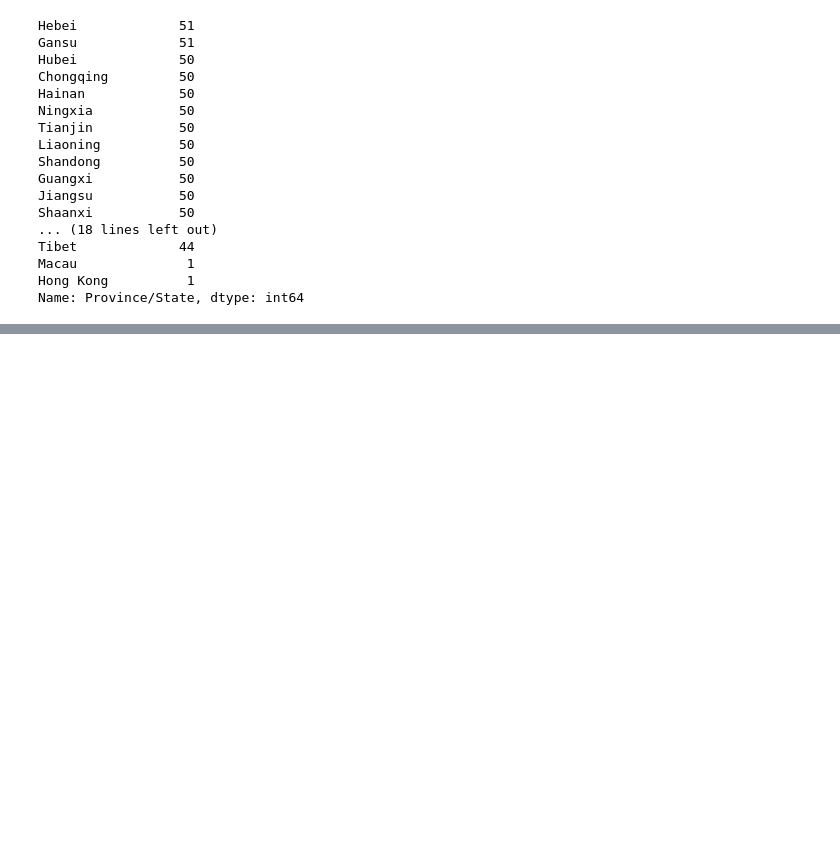
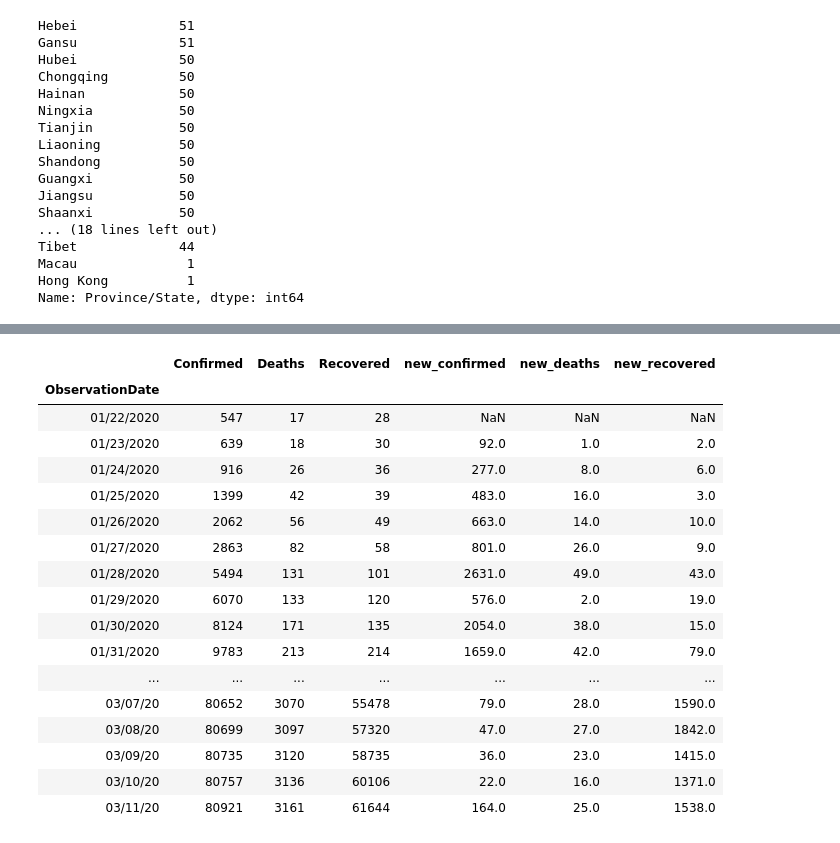
Before and after one commit to smamane/Corona-virus-propagation, a Jupyter notebook: corona.ipynb, the cells around one changed output, grey strips where cells are left out. Saved outputs shown, nothing was run; the diff lists cells and outputs as text; code cells hidden in the pictures; blank space fills up the shorter version.

Commit message:
Data preparation
Group data by date and create new cases, deaths and recovered variables

```diff
--- a/corona.ipynb
+++ b/corona.ipynb
@@ -85,0 +98,29 @@ dfchina=dfcorona['Country/Region']==
+# %%
+df=dfchina[['ObservationDate','Confirmed','Deaths','Recovered']].groupby('ObservationDate').sum()
+# %%
+df['new_confirmed'] = df.Confirmed.diff()
+# %%
+df['new_deaths'] = df.Deaths.diff()
+# %%
+df['new_recovered'] = df.Recovered.diff()
+# %%
+df
+# %% [output]
+|  | Confirmed | Deaths | Recovered | new_confirmed | new_deaths | new_recovered |
+| ObservationDate |  |  |  |  |  |  |
+| 01/22/2020 | 547 | 17 | 28 | NaN | NaN | NaN |
+| 01/23/2020 | 639 | 18 | 30 | 92.0 | 1.0 | 2.0 |
+| 01/24/2020 | 916 | 26 | 36 | 277.0 | 8.0 | 6.0 |
+| 01/25/2020 | 1399 | 42 | 39 | 483.0 | 16.0 | 3.0 |
+| 01/26/2020 | 2062 | 56 | 49 | 663.0 | 14.0 | 10.0 |
+| 01/27/2020 | 2863 | 82 | 58 | 801.0 | 26.0 | 9.0 |
+| 01/28/2020 | 5494 | 131 | 101 | 2631.0 | 49.0 | 43.0 |
+| 01/29/2020 | 6070 | 133 | 120 | 576.0 | 2.0 | 19.0 |
+| 01/30/2020 | 8124 | 171 | 135 | 2054.0 | 38.0 | 15.0 |
+| 01/31/2020 | 9783 | 213 | 214 | 1659.0 | 42.0 | 79.0 |
+| ... | ... | ... | ... | ... | ... | ... |
+| 03/07/20 | 80652 | 3070 | 55478 | 79.0 | 28.0 | 1590.0 |
+| 03/08/20 | 80699 | 3097 | 57320 | 47.0 | 27.0 | 1842.0 |
+| 03/09/20 | 80735 | 3120 | 58735 | 36.0 | 23.0 | 1415.0 |
+| 03/10/20 | 80757 | 3136 | 60106 | 22.0 | 16.0 | 1371.0 |
+| 03/11/20 | 80921 | 3161 | 61644 | 164.0 | 25.0 | 1538.0 |
```
Also changed, not shown: parts of 2 cells of this notebook.
